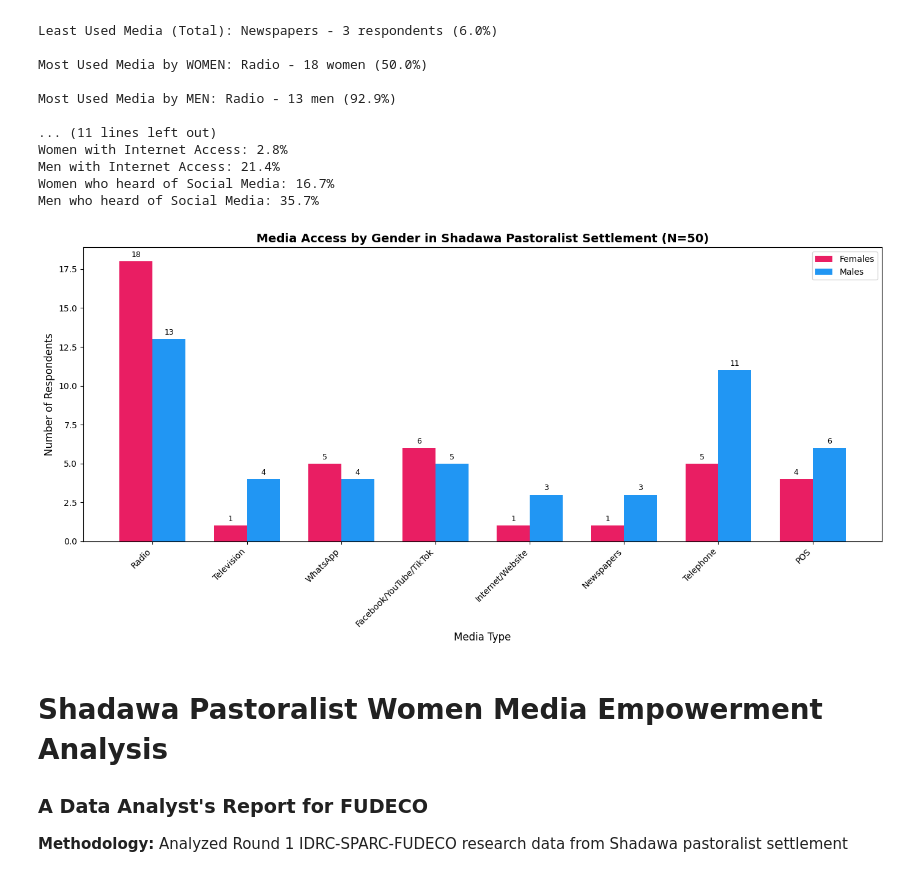
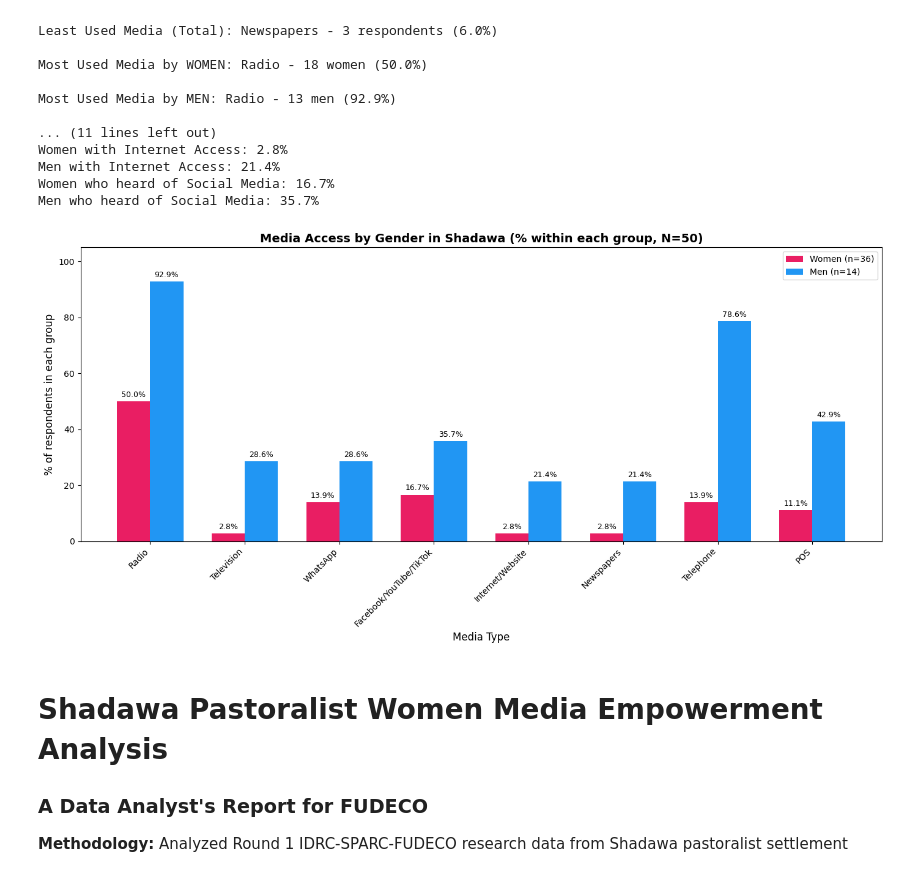
Before and after one commit to abdullahi-isah-analyst/shadawa-media-analysis, a Jupyter notebook: shadawa-media-analysis.ipynb, the cells around one changed output. Drawn from its saved outputs; the diff is of its cells as text; code cells hidden in the pictures.

```diff
--- a/shadawa-media-analysis.ipynb
+++ b/shadawa-media-analysis.ipynb
@@ -129,43 +129,49 @@ Men with Internet Access: 21.4%
 Women who heard of Social Media: 16.7%
 Men who heard of Social Media: 35.7%
 # %%
-# STEP 4: DATA VISUALIZATION
+import os
 import matplotlib.pyplot as plt
 import numpy as np
 
-# Set up the bar chart
+n_women, n_men = 36, 14
+
+# Percentage within each group
+female_pct = [v / n_women * 100 for v in females_yes]
+male_pct = [v / n_men * 100 for v in males_yes]
+
 x = np.arange(len(media_types))
 width = 0.35
 
 fig, ax = plt.subplots(figsize=(14, 7))
+bars1 = ax.bar(x - width/2, female_pct, width, label=f'Women (n={n_women})', color='#e91e63')
+bars2 = ax.bar(x + width/2, male_pct, width, label=f'Men (n={n_men})', color='#2196f3')
 
-# Create bars for females and males
-bars1 = ax.bar(x - width/2, females_yes, width, label='Females', color='#e91e63')
-bars2 = ax.bar(x + width/2, males_yes, width, label='Males', color='#2196f3')
-
-# Add labels and title
 ax.set_xlabel('Media Type', fontsize=12)
-ax.set_ylabel('Number of Respondents', fontsize=12)
-ax.set_title('Media Access by Gender in Shadawa Pastoralist Settlement (N=50)', fontsize=14, fontweight='bold')
+ax.set_ylabel('% of respondents in each group', fontsize=12)
+ax.set_title('Media Access by Gender in Shadawa (% within each group, N=50)',
+             fontsize=14, fontweight='bold')
 ax.set_xticks(x)
 ax.set_xticklabels(media_types, rotation=45, ha='right')
+ax.set_ylim(0, 105)
 ax.legend()
 
-# Add value labels on top of bars
-for bar in bars1:
-    height = bar.get_height()
-    ax.annotate(f'{height}', xy=(bar.get_x() + bar.get_width()/2, height),
-                xytext=(0, 3), textcoords="offset points", ha='center', va='bottom', fontsize=9)
-
-for bar in bars2:
-    height = bar.get_height()
-    ax.annotate(f'{height}', xy=(bar.get_x() + bar.get_width()/2, height),
-                xytext=(0, 3), textcoords="offset points", ha='center', va='bottom', fontsize=9)
+# Value labels on top of bars
+for bars in (bars1, bars2):
+    for bar in bars:
+        height = bar.get_height()
+        ax.annotate(f'{height:.1f}%',
+                    xy=(bar.get_x() + bar.get_width()/2, height),
+                    xytext=(0, 3), textcoords="offset points",
+                    ha='center', va='bottom', fontsize=9)
 
 plt.tight_layout()
+
+# Save for the README (before plt.show)
+os.makedirs('images', exist_ok=True)
+plt.savefig('images/media-access-by-gender.png', dpi=150, bbox_inches='tight')
 plt.show()
 # %% [output]
-[figure, old version]
+[figure, new version]
 # %% [markdown]
 # Shadawa Pastoralist Women Media Empowerment Analysis
 ### A Data Analyst's Report for FUDECO
```
